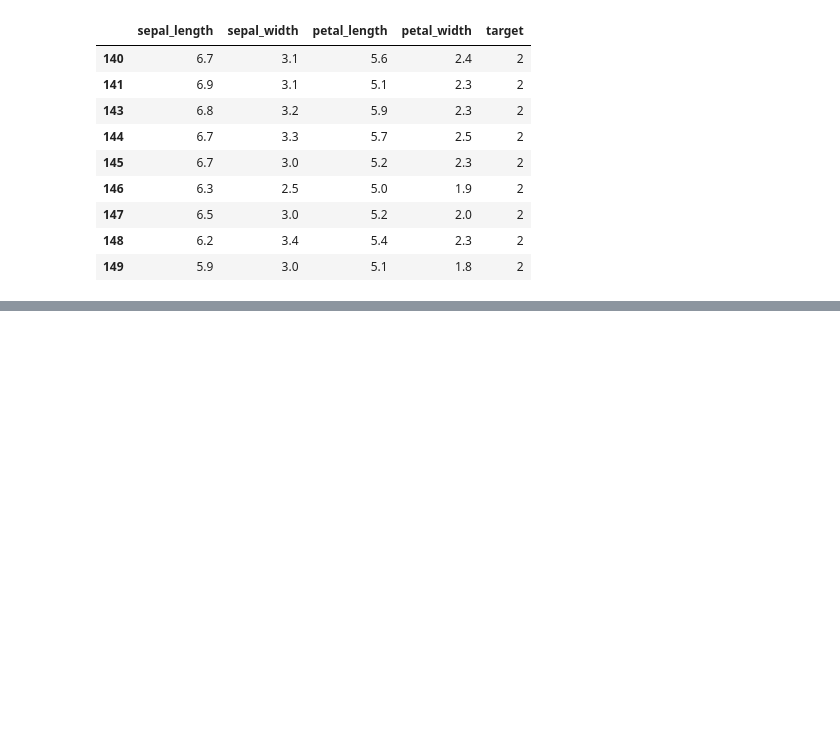
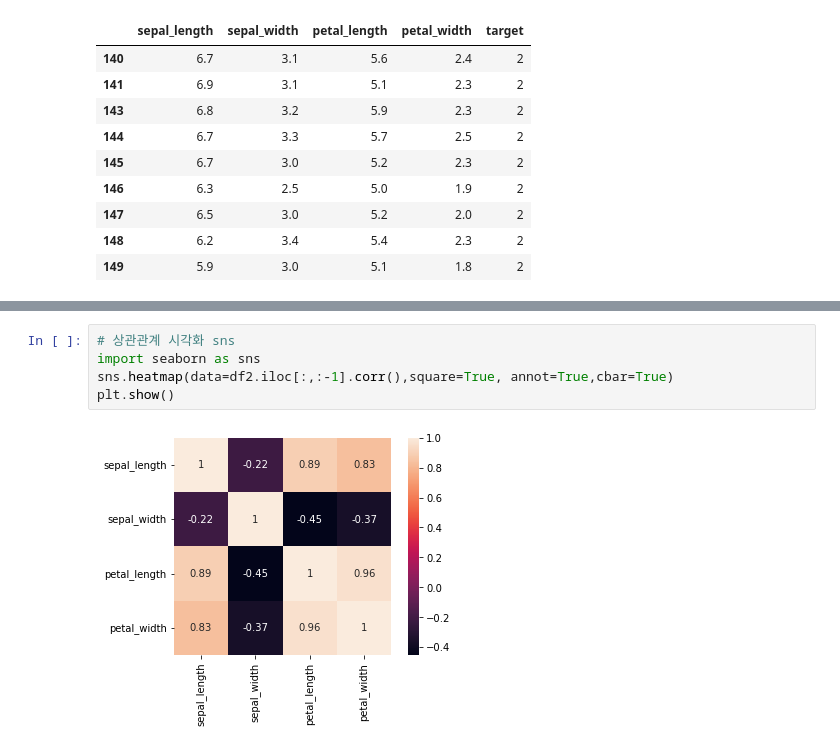
Before and after one commit to bigdataleeky/python, a Jupyter notebook: 20220517/20220517_머신러닝 리뷰1.ipynb, the cells around one changed output, grey strips where cells are left out. Drawn from its saved outputs; the diff is of its cells as text; blank space fills up the shorter version.

```diff
--- a/20220517/20220517_머신러닝 리뷰1.ipynb
+++ b/20220517/20220517_머신러닝 리뷰1.ipynb
@@ -320,0 +362,7 @@ df.iloc[140:150,:]
+# %%
+# 상관관계 시각화 sns
+import seaborn as sns
+sns.heatmap(data=df2.iloc[:,:-1].corr(),square=True, annot=True,cbar=True)
+plt.show()
+# %% [output]
+[figure, added]
```
Also changed, not shown: parts of 17 cells of this notebook.
